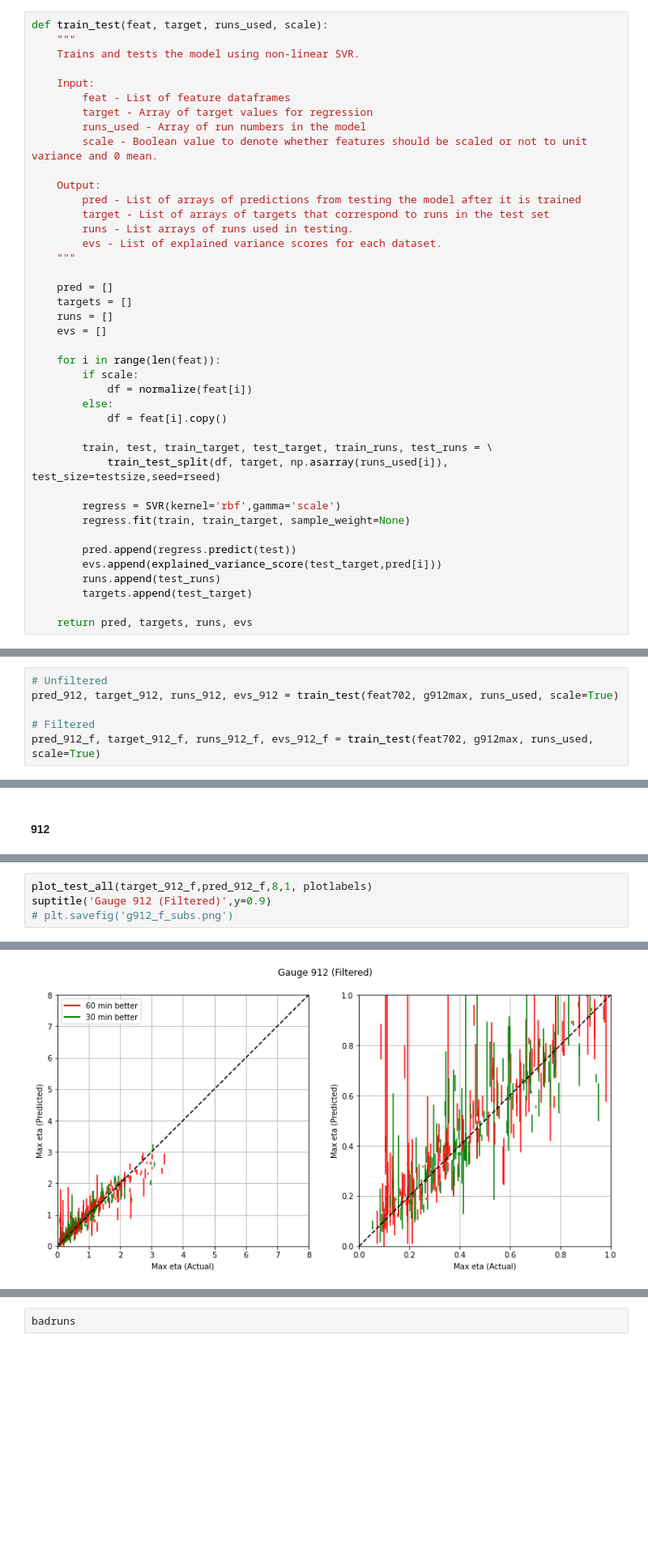
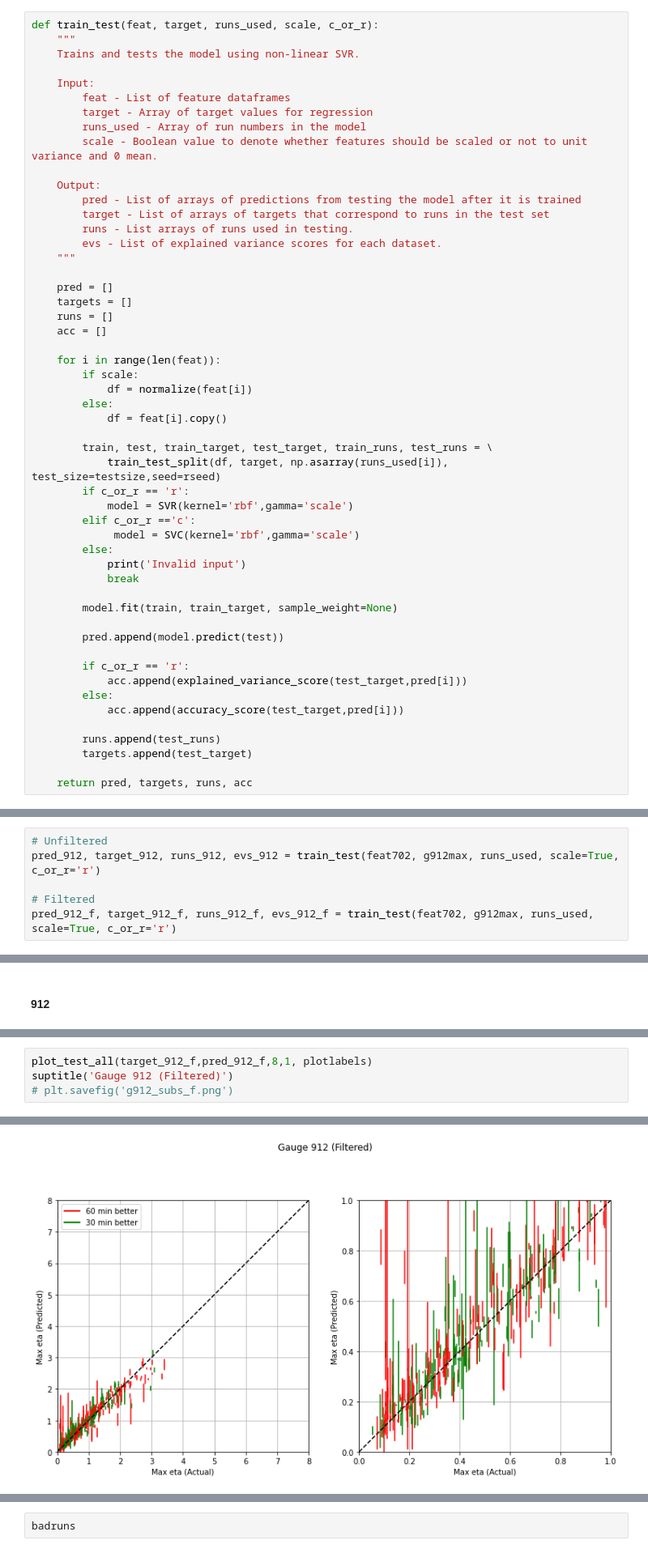
Before and after one commit to chrismhl/tsunami, a Jupyter notebook: Tsunami_TS_Regression.ipynb, the cells around one changed output, grey strips where cells are left out. Shown at 81% size. Drawn from its saved outputs; the diff is of its cells as text; blank space fills up the shorter version.

```diff
--- a/Tsunami_TS_Regression.ipynb
+++ b/Tsunami_TS_Regression.ipynb
@@ -427,7 +452,7 @@ def train_test_split(data, target, runs_used, test_size, seed):
 
     return train, test, train_target, test_target, train_runs, test_runs
 # %%
-def train_test(feat, target, runs_used, scale):
+def train_test(feat, target, runs_used, scale, c_or_r):
     """
     Trains and tests the model using non-linear SVR.
 
@@ -447,7 +472,7 @@ def train_test(feat, target, runs_used, scale):
     pred = []
     targets = []
     runs = []
-    evs = []
+    acc = []
 
     for i in range(len(feat)):
         if scale:
@@ -457,16 +482,27 @@ def train_test(feat, target, runs_used, scale):
 
         train, test, train_target, test_target, train_runs, test_runs = \
             train_test_split(df, target, np.asarray(runs_used[i]), test_size=testsize,seed=rseed)
+        if c_or_r == 'r':
+            model = SVR(kernel='rbf',gamma='scale')
+        elif c_or_r =='c':
+             model = SVC(kernel='rbf',gamma='scale')
+        else:
+            print('Invalid input')
+            break
 
-        regress = SVR(kernel='rbf',gamma='scale')
-        regress.fit(train, train_target, sample_weight=None)
+        model.fit(train, train_target, sample_weight=None)
 
-        pred.append(regress.predict(test))
-        evs.append(explained_variance_score(test_target,pred[i]))
+        pred.append(model.predict(test))
+
+        if c_or_r == 'r':
+            acc.append(explained_variance_score(test_target,pred[i]))
+        else:
+            acc.append(accuracy_score(test_target,pred[i]))
+
         runs.append(test_runs)
         targets.append(test_target)
 
-    return pred, targets, runs, evs
+    return pred, targets, runs, acc
 # %%
 def plot_test_all(target,pred,line,zoomlim, labels):
     """
@@ -598,8 +634,8 @@ pred_911_f, target_911_f, runs_911_f, evs_911_f = train_test(feat702, g911max, r
 ### Gauge 912
 # %%
 # Unfiltered
-pred_912, target_912, runs_912, evs_912 = train_test(feat702, g912max, runs_used, scale=True)
+pred_912, target_912, runs_912, evs_912 = train_test(feat702, g912max, runs_used, scale=True, c_or_r='r')
 
 # Filtered
-pred_912_f, target_912_f, runs_912_f, evs_912_f = train_test(feat702, g912max, runs_used, scale=True)
+pred_912_f, target_912_f, runs_912_f, evs_912_f = train_test(feat702, g912max, runs_used, scale=True, c_or_r='r')
 # %% [markdown]
@@ -663,6 +699,6 @@ Text(0.5, 0.9, 'Gauge 912 (Unfiltered)')
 [figure]
 # %%
 plot_test_all(target_912_f,pred_912_f,8,1, plotlabels)
-suptitle('Gauge 912 (Filtered)',y=0.9)
-# plt.savefig('g912_f_subs.png')
+suptitle('Gauge 912 (Filtered)')
+# plt.savefig('g912_subs_f.png')
 # %% [output]
@@ -670 +706 @@ Text(0.5, 0.9, 'Gauge 912 (Filtered)')
-[figure, old version]
+[figure, new version]
```
Also changed, not shown: parts of 28 cells of this notebook.
